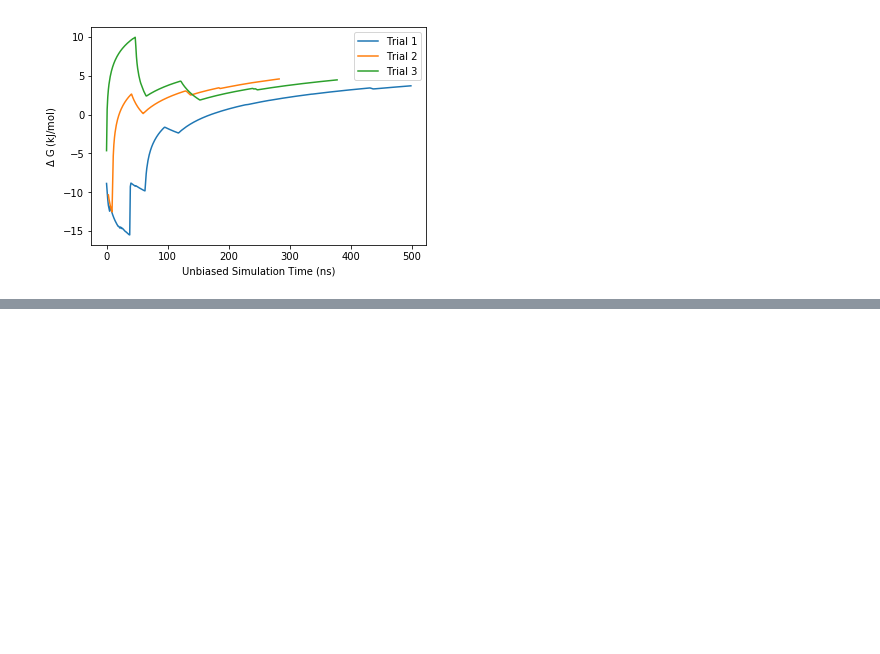
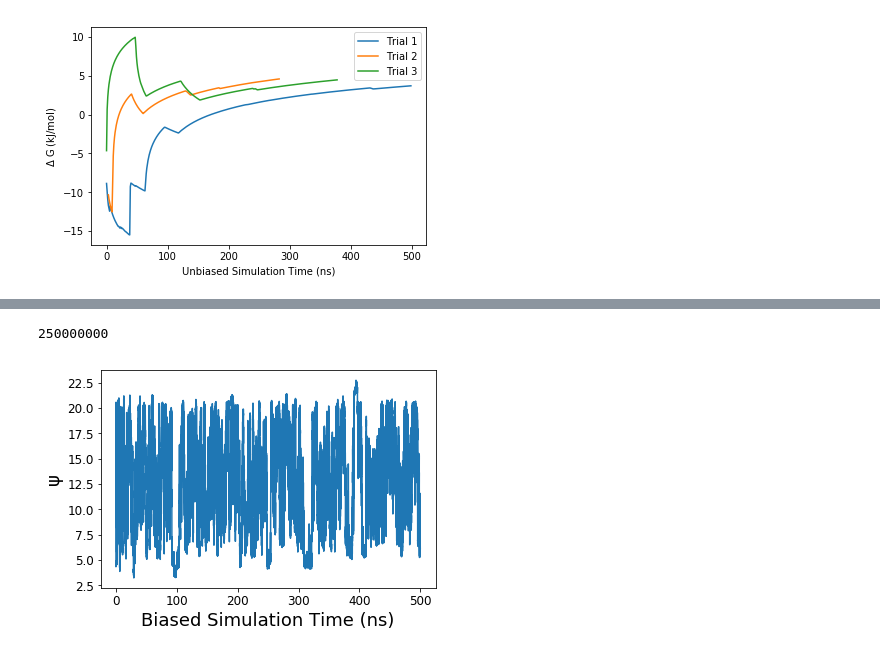
Before and after one commit to tiwarylab/amino, a Jupyter notebook: BUT/gibbs.ipynb, the cells around one changed output, grey strips where cells are left out. Cells and saved outputs as stored; diff of their text form; code cells hidden in the pictures; blank space fills up the shorter version.

Commit message:
more updates to images but still need fkbp/but system picture

```diff
--- a/BUT/gibbs.ipynb
+++ b/BUT/gibbs.ipynb
@@ -177,6 +177,19 @@ plt.show()
 [figure]
 # %%
 weight = np.load("data/weights.npy")
+# %%
+file = open("data/FULL_BIASED")
+counter = 0
+bound = 0.0
+unbound = 0.0
+sum_weights = 0.0
+bias_rcs = []
+for i in range(500):
+    for j in range(500000):
+        line = file.readline()
+        rc = -1.0 * float(line.split()[1])
+        bias_rcs.append(rc)
+file.close()
 # %%
 file = open("data/FULL_BIASED")
 counter = 0
@@ -273,6 +286,10 @@ plt.rc('xtick', labelsize=12)    # fontsize of the tick labels
 plt.rc('ytick', labelsize=12)    # fontsize of the tick labels
 plt.ylabel("\u03C8")
 plt.show()
+# %%
+print(len(bias_rcs))
+# %% [output]
+250000000
 # %%
 plz_god = []
 for i in range(len(bias_rcs)):
@@ -281,13 +298,18 @@ for i in range(len(bias_rcs)):
 # %%
 counter = 0
 new_xs = []
 for i in range(len(plz_god)):
-    new_xs.append(counter / 100.0)
+    new_xs.append(counter / 500.0)
     counter = counter + 1
 
 plt.plot(new_xs, plz_god)
 plt.xlabel("Biased Simulation Time (ns)")
+plt.rc('font', size=18)          # controls default text sizes
+plt.rc('axes', labelsize=18)    # fontsize of the x and y labels
+plt.rc('legend', fontsize=12)    # legend fontsize
 plt.rc('xtick', labelsize=12)    # fontsize of the tick labels
-plt.rc('ytick', labelsize=12)    # fontsize of the tick labels
+plt.rc('ytick', labelsize=10)    # fontsize of the tick labels
 plt.ylabel("\u03C8")
 plt.show()
+# %% [output]
+[figure, added]
```
Also changed, not shown: parts of 1 cell of this notebook, 3 other files.
